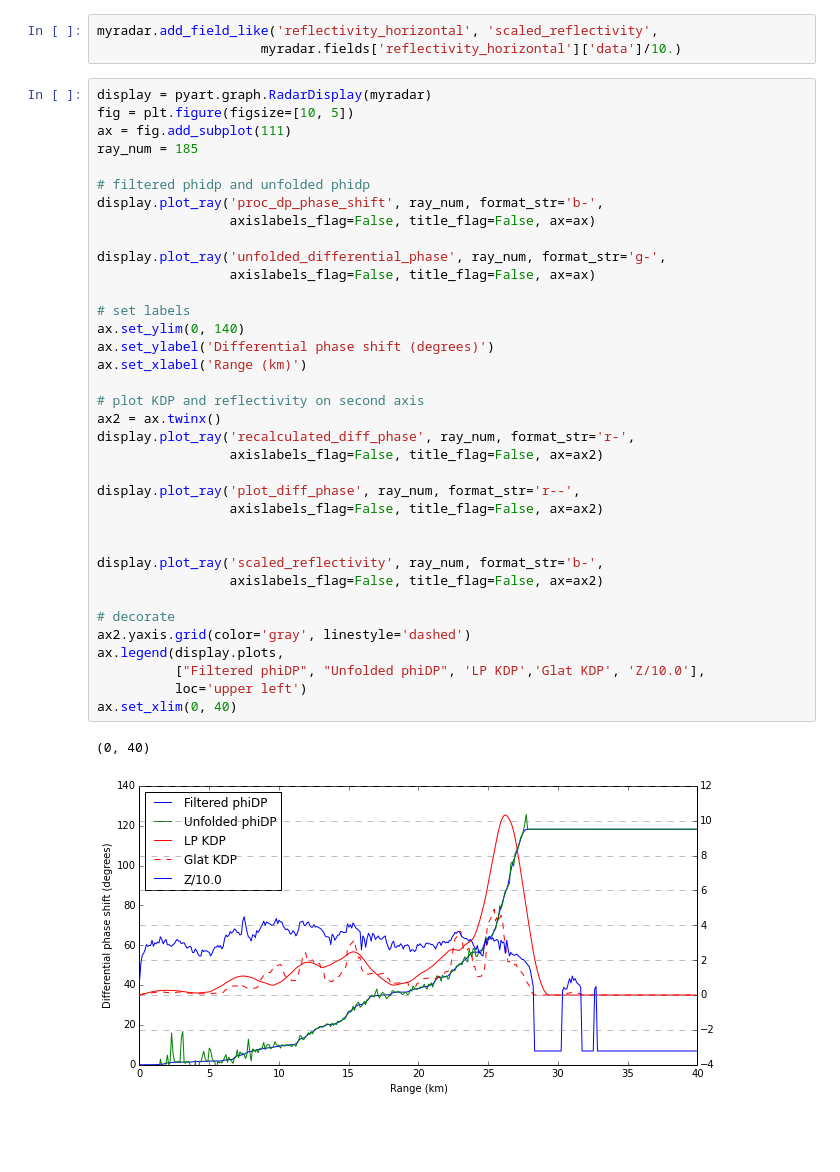
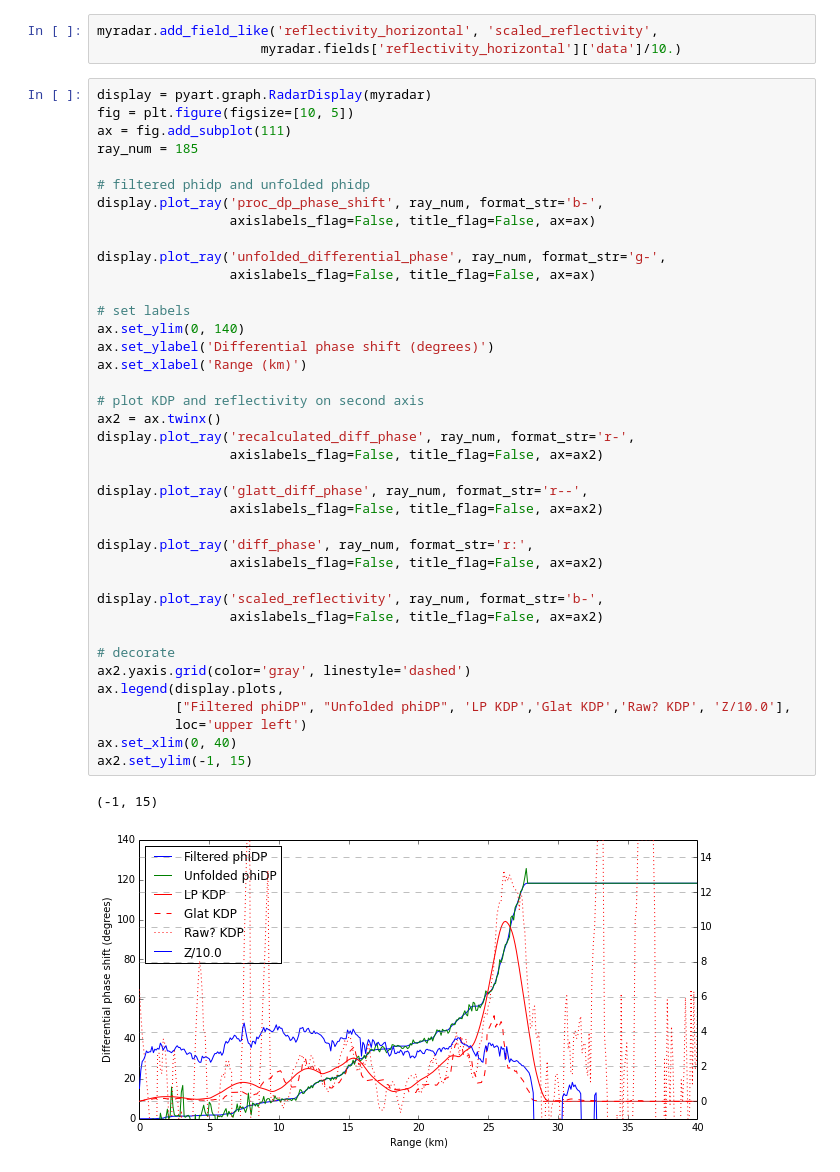
Before and after one commit to scollis/notebooks, a Jupyter notebook: U-Bonn.ipynb, the cells around one changed output. Cells and saved outputs as stored; diff of their text form; blank space fills up the shorter version.

```diff
--- a/U-Bonn.ipynb
+++ b/U-Bonn.ipynb
@@ -166,34 +166,37 @@ ray_num = 185
 
 # filtered phidp and unfolded phidp
 display.plot_ray('proc_dp_phase_shift', ray_num, format_str='b-',
                  axislabels_flag=False, title_flag=False, ax=ax)
 
 display.plot_ray('unfolded_differential_phase', ray_num, format_str='g-',
                  axislabels_flag=False, title_flag=False, ax=ax)
 
 # set labels
 ax.set_ylim(0, 140)
 ax.set_ylabel('Differential phase shift (degrees)')
 ax.set_xlabel('Range (km)')
 
 # plot KDP and reflectivity on second axis
 ax2 = ax.twinx()
 display.plot_ray('recalculated_diff_phase', ray_num, format_str='r-',
                  axislabels_flag=False, title_flag=False, ax=ax2)
 
-display.plot_ray('plot_diff_phase', ray_num, format_str='r--',
+display.plot_ray('glatt_diff_phase', ray_num, format_str='r--',
                  axislabels_flag=False, title_flag=False, ax=ax2)
 
+display.plot_ray('diff_phase', ray_num, format_str='r:',
+                 axislabels_flag=False, title_flag=False, ax=ax2)
 
 display.plot_ray('scaled_reflectivity', ray_num, format_str='b-',
                  axislabels_flag=False, title_flag=False, ax=ax2)
 
 # decorate
 ax2.yaxis.grid(color='gray', linestyle='dashed')
 ax.legend(display.plots,
-          ["Filtered phiDP", "Unfolded phiDP", 'LP KDP','Glat KDP', 'Z/10.0'],
+          ["Filtered phiDP", "Unfolded phiDP", 'LP KDP','Glat KDP','Raw? KDP', 'Z/10.0'],
           loc='upper left')
 ax.set_xlim(0, 40)
+ax2.set_ylim(-1, 15)
 # %% [output]
-(0, 40)
+(-1, 15)
-[figure, old version]
+[figure, new version]
```
